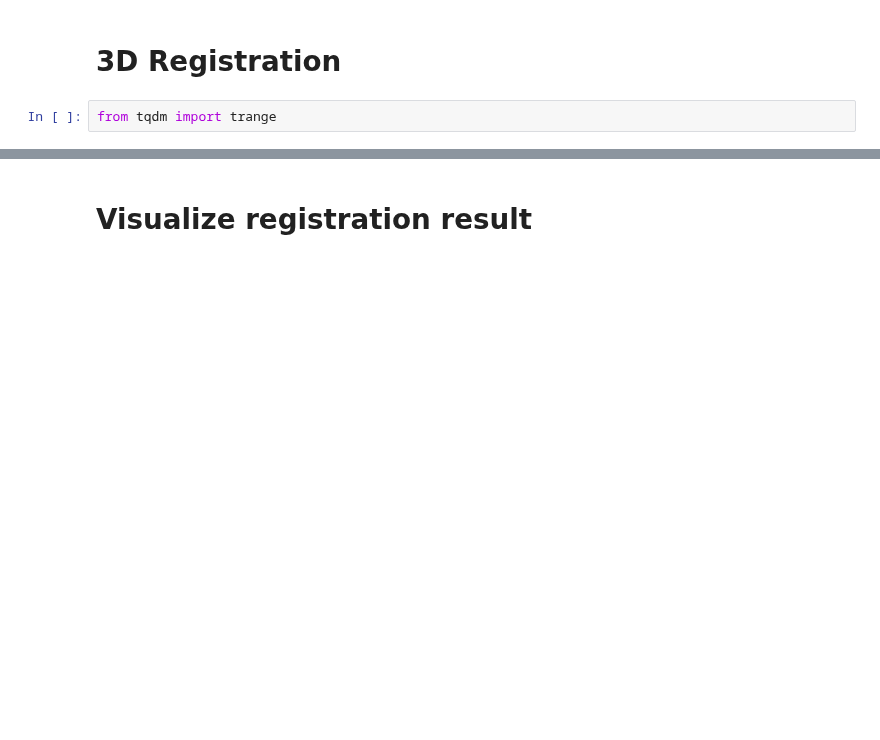
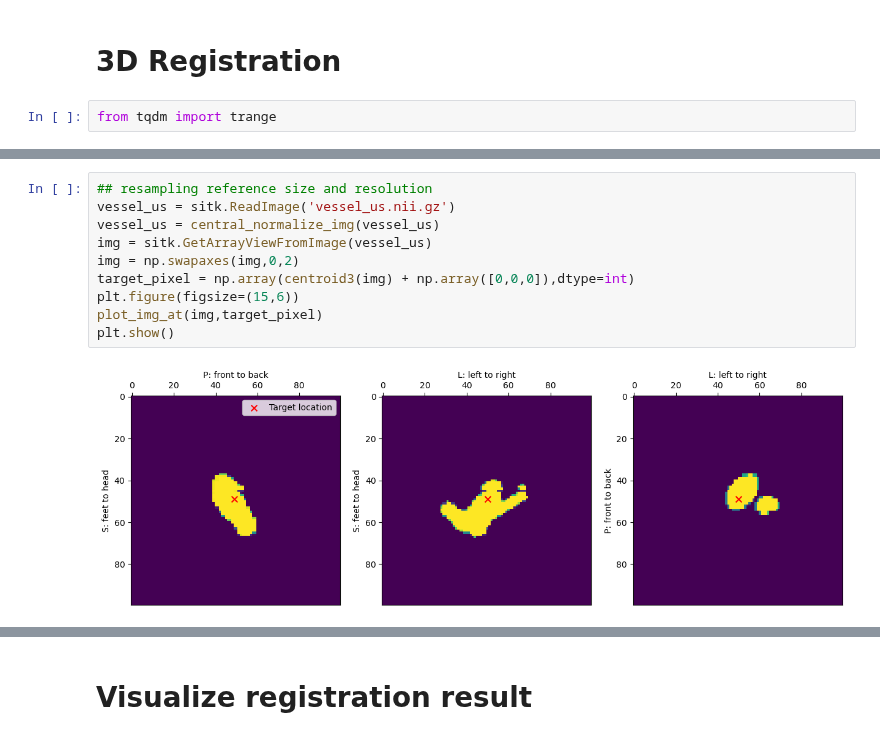
Before and after one commit to CoNG-harvard/robotic-ultrasound, a Jupyter notebook: notebooks/UltrasoundNavigation/Re-writing Registration from Scratch.ipynb, the cells around one changed output, grey strips where cells are left out. Drawn from its saved outputs; the diff is of its cells as text; blank space fills up the shorter version.

```diff
--- a/notebooks/UltrasoundNavigation/Re-writing Registration from Scratch.ipynb
+++ b/notebooks/UltrasoundNavigation/Re-writing Registration from Scratch.ipynb
@@ -230,0 +192,12 @@ Start optimizing the transformation
+# %%
+## resampling reference size and resolution
+vessel_us = sitk.ReadImage('vessel_us.nii.gz')
+vessel_us = central_normalize_img(vessel_us)
+img = sitk.GetArrayViewFromImage(vessel_us)
+img = np.swapaxes(img,0,2)
+target_pixel = np.array(centroid3(img) + np.array([0,0,0]),dtype=int)
+plt.figure(figsize=(15,6))
+plot_img_at(img,target_pixel)
+plt.show()
+# %% [output]
+[figure, added]
```
Also changed, not shown: parts of 7 cells of this notebook, 1 other file.
